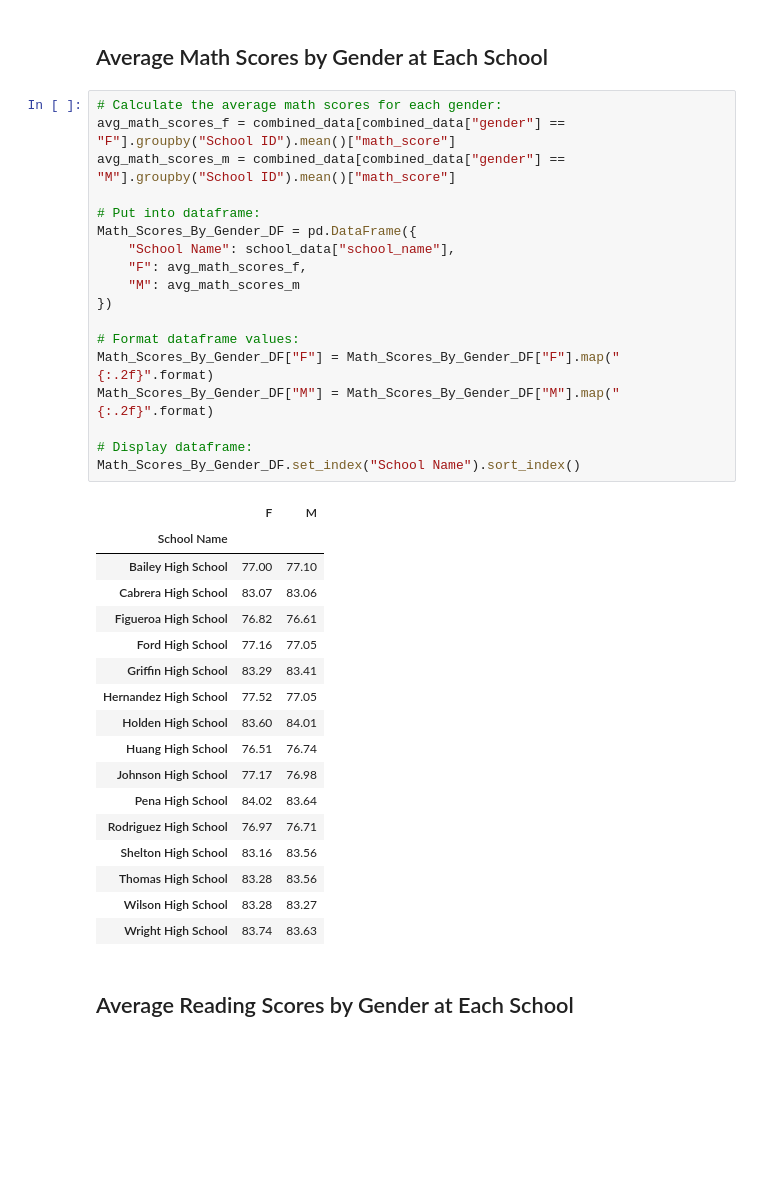
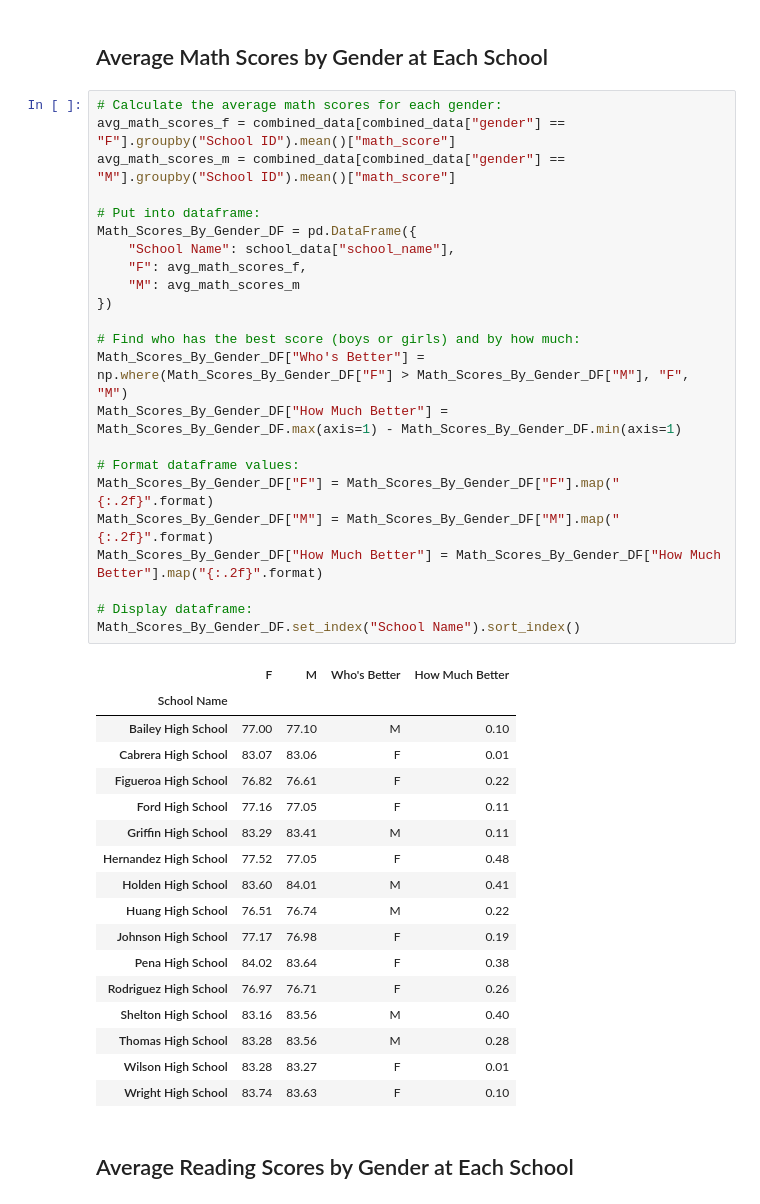
Before and after one commit to rickmora98/Python-Pandas-2, a Jupyter notebook: PyCitySchools/PyCitySchools.ipynb, the cells around one changed output. Cells and saved outputs as stored; diff of their text form; blank space fills up the shorter version.

```diff
--- a/PyCitySchools/PyCitySchools.ipynb
+++ b/PyCitySchools/PyCitySchools.ipynb
@@ -284,39 +358,44 @@ Reading_Scores_By_Grade_DF.set_index("School Name").sort_index()
 # %%
 # Calculate the average math scores for each gender:
 avg_math_scores_f = combined_data[combined_data["gender"] == "F"].groupby("School ID").mean()["math_score"]
 avg_math_scores_m = combined_data[combined_data["gender"] == "M"].groupby("School ID").mean()["math_score"]
 
 # Put into dataframe:
 Math_Scores_By_Gender_DF = pd.DataFrame({
     "School Name": school_data["school_name"],
     "F": avg_math_scores_f,
     "M": avg_math_scores_m
 })
 
+# Find who has the best score (boys or girls) and by how much:
+Math_Scores_By_Gender_DF["Who's Better"] = np.where(Math_Scores_By_Gender_DF["F"] > Math_Scores_By_Gender_DF["M"], "F", "M")
+Math_Scores_By_Gender_DF["How Much Better"] = Math_Scores_By_Gender_DF.max(axis=1) - Math_Scores_By_Gender_DF.min(axis=1)
+
 # Format dataframe values:
 Math_Scores_By_Gender_DF["F"] = Math_Scores_By_Gender_DF["F"].map("{:.2f}".format)
 Math_Scores_By_Gender_DF["M"] = Math_Scores_By_Gender_DF["M"].map("{:.2f}".format)
+Math_Scores_By_Gender_DF["How Much Better"] = Math_Scores_By_Gender_DF["How Much Better"].map("{:.2f}".format)
 
 # Display dataframe:
 Math_Scores_By_Gender_DF.set_index("School Name").sort_index()
 # %% [output]
-|  | F | M |
-| School Name |  |  |
-| Bailey High School | 77.00 | 77.10 |
-| Cabrera High School | 83.07 | 83.06 |
-| Figueroa High School | 76.82 | 76.61 |
-| Ford High School | 77.16 | 77.05 |
-| Griffin High School | 83.29 | 83.41 |
-| Hernandez High School | 77.52 | 77.05 |
-| Holden High School | 83.60 | 84.01 |
-| Huang High School | 76.51 | 76.74 |
-| Johnson High School | 77.17 | 76.98 |
-| Pena High School | 84.02 | 83.64 |
-| Rodriguez High School | 76.97 | 76.71 |
-| Shelton High School | 83.16 | 83.56 |
-| Thomas High School | 83.28 | 83.56 |
-| Wilson High School | 83.28 | 83.27 |
-| Wright High School | 83.74 | 83.63 |
+|  | F | M | Who's Better | How Much Better |
+| School Name |  |  |  |  |
+| Bailey High School | 77.00 | 77.10 | M | 0.10 |
+| Cabrera High School | 83.07 | 83.06 | F | 0.01 |
+| Figueroa High School | 76.82 | 76.61 | F | 0.22 |
+| Ford High School | 77.16 | 77.05 | F | 0.11 |
+| Griffin High School | 83.29 | 83.41 | M | 0.11 |
+| Hernandez High School | 77.52 | 77.05 | F | 0.48 |
+| Holden High School | 83.60 | 84.01 | M | 0.41 |
+| Huang High School | 76.51 | 76.74 | M | 0.22 |
+| Johnson High School | 77.17 | 76.98 | F | 0.19 |
+| Pena High School | 84.02 | 83.64 | F | 0.38 |
+| Rodriguez High School | 76.97 | 76.71 | F | 0.26 |
+| Shelton High School | 83.16 | 83.56 | M | 0.40 |
+| Thomas High School | 83.28 | 83.56 | M | 0.28 |
+| Wilson High School | 83.28 | 83.27 | F | 0.01 |
+| Wright High School | 83.74 | 83.63 | F | 0.10 |
 # %% [markdown]
 ## Average Reading Scores by Gender at Each School
 # %%
```
Also changed, not shown: parts of 7 cells of this notebook, 1 other file.
